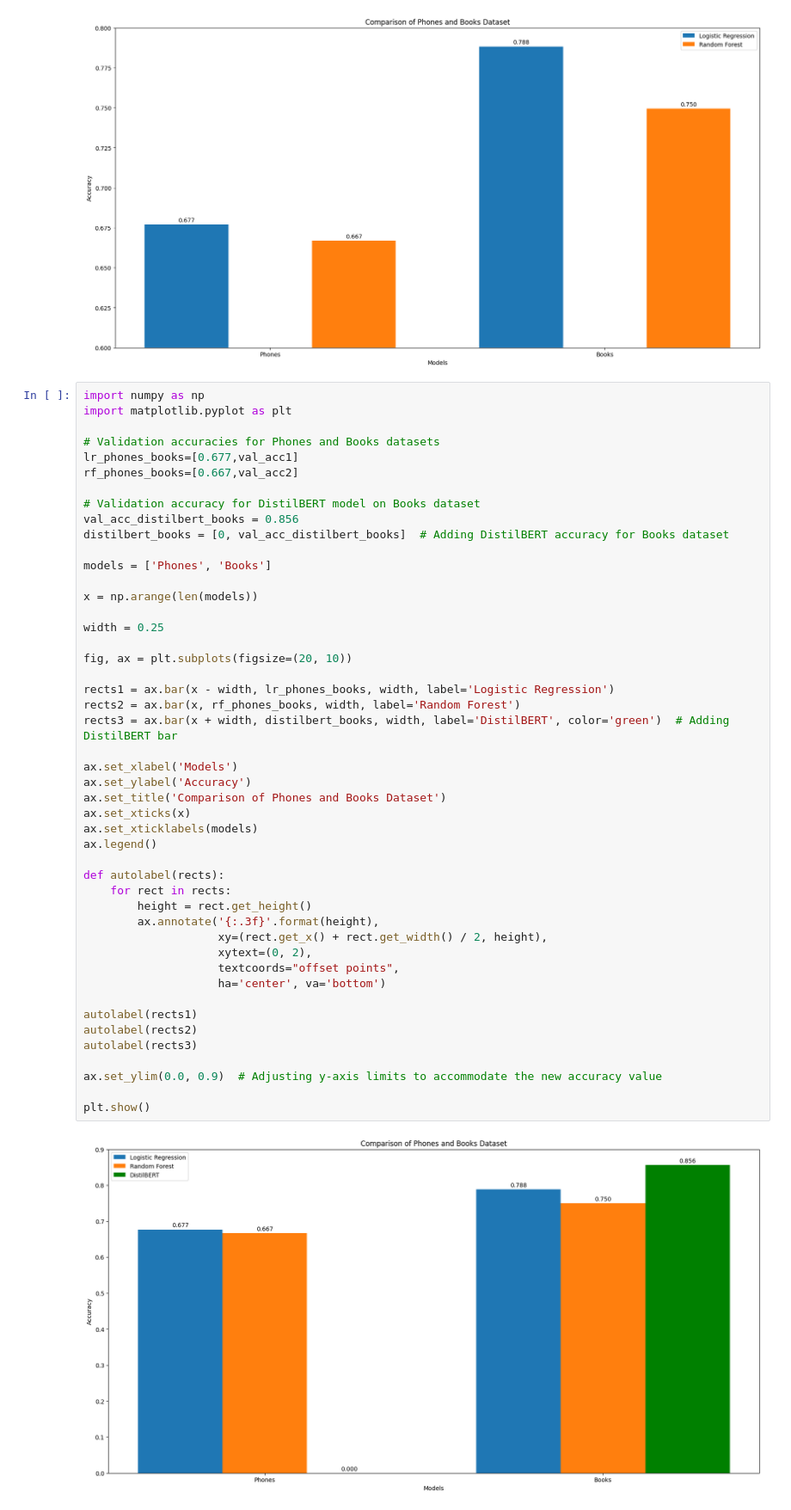
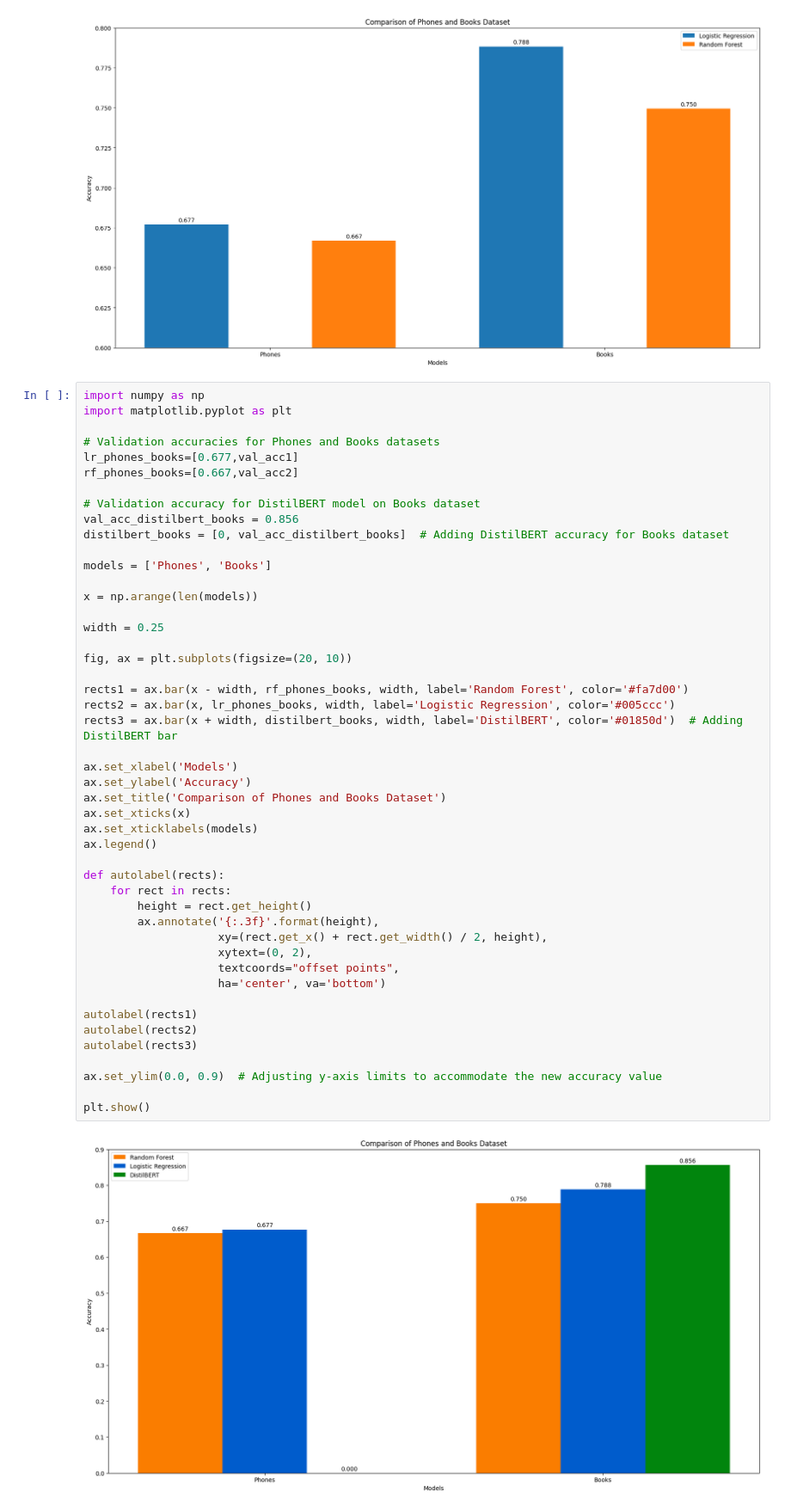
Before and after one commit to bakenq/ASAI, a Jupyter notebook: Notebooks/Books_LR_RF.ipynb, the cells around one changed output. Shown at 86% size. Cells and saved outputs as stored; diff of their text form.

```diff
--- a/Notebooks/Books_LR_RF.ipynb
+++ b/Notebooks/Books_LR_RF.ipynb
@@ -282,34 +282,34 @@ x = np.arange(len(models))
 
 width = 0.25
 
 fig, ax = plt.subplots(figsize=(20, 10))
 
-rects1 = ax.bar(x - width, lr_phones_books, width, label='Logistic Regression')
-rects2 = ax.bar(x, rf_phones_books, width, label='Random Forest')
-rects3 = ax.bar(x + width, distilbert_books, width, label='DistilBERT', color='green')  # Adding DistilBERT bar
+rects1 = ax.bar(x - width, rf_phones_books, width, label='Random Forest', color='#fa7d00')
+rects2 = ax.bar(x, lr_phones_books, width, label='Logistic Regression', color='#005ccc')
+rects3 = ax.bar(x + width, distilbert_books, width, label='DistilBERT', color='#01850d')  # Adding DistilBERT bar
 
 ax.set_xlabel('Models')
 ax.set_ylabel('Accuracy')
 ax.set_title('Comparison of Phones and Books Dataset')
 ax.set_xticks(x)
 ax.set_xticklabels(models)
 ax.legend()
 
 def autolabel(rects):
     for rect in rects:
         height = rect.get_height()
         ax.annotate('{:.3f}'.format(height),
                     xy=(rect.get_x() + rect.get_width() / 2, height),
                     xytext=(0, 2),
                     textcoords="offset points",
                     ha='center', va='bottom')
 
 autolabel(rects1)
 autolabel(rects2)
 autolabel(rects3)
 
 ax.set_ylim(0.0, 0.9)  # Adjusting y-axis limits to accommodate the new accuracy value
 
 plt.show()
 # %% [output]
-[figure, old version]
+[figure, new version]
```
Also changed, not shown: 1 other file.
